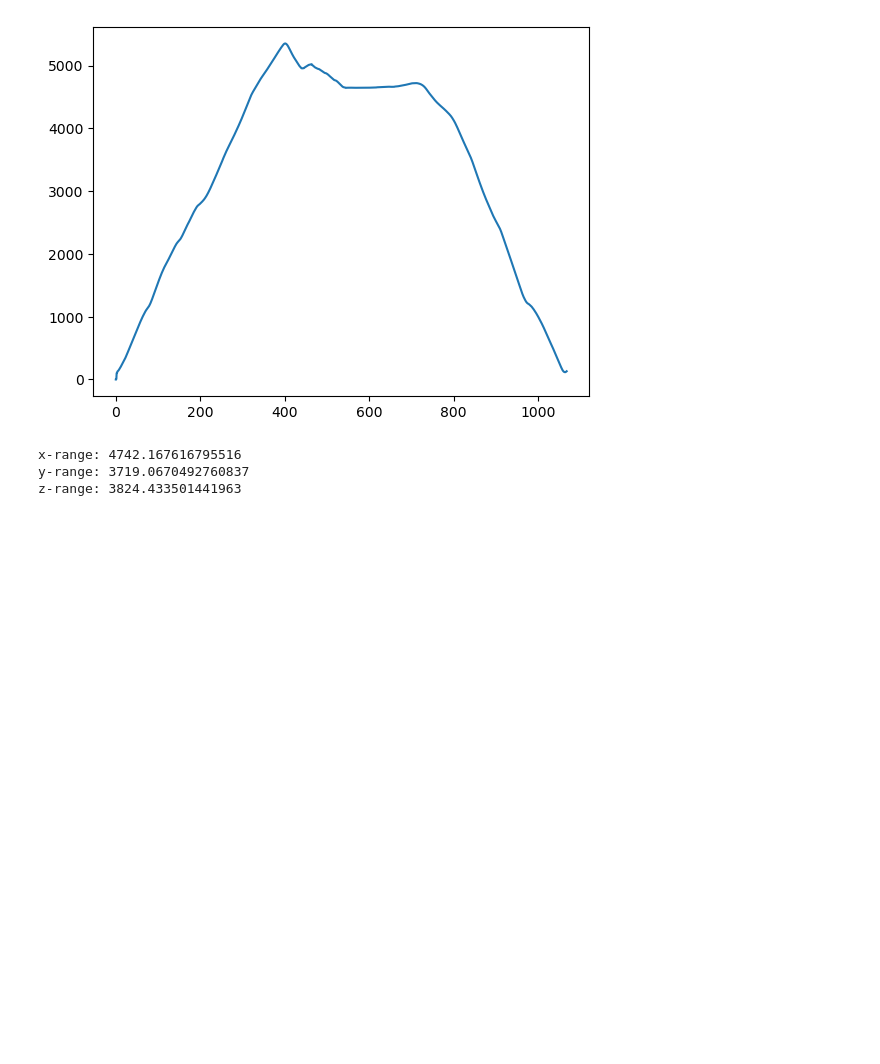
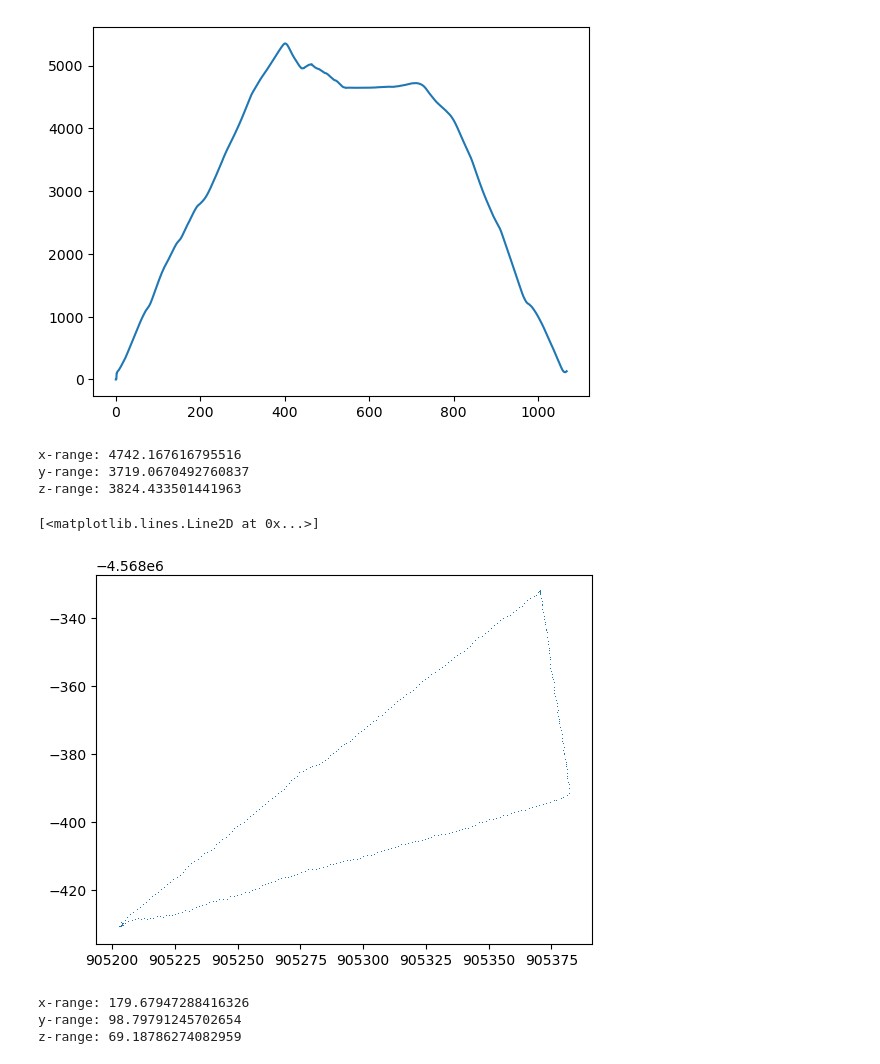
Before and after one commit to ubsuny/CP1-24-midterm, a Jupyter notebook: iglesias-cardinale/code/data_plotter.ipynb, the cells around one changed output. Cells and saved outputs as stored; diff of their text form; code cells hidden in the pictures; blank space fills up the shorter version.

Commit message:
Added elevator data

```diff
--- a/iglesias-cardinale/code/data_plotter.ipynb
+++ b/iglesias-cardinale/code/data_plotter.ipynb
@@ -44,3 +49,33 @@ print(f'z-range: {np.max(z) - np.min(z)}')
 x-range: 4742.167616795516
 y-range: 3719.0670492760837
 z-range: 3824.433501441963
+# %%
+t, lat, lon, alt, alt84, speed, direction, distance, sigma_horz_meters, sigma_alt_meters, satellites = np.loadtxt(
+    '/workspaces/CP1-24-midterm/iglesias-cardinale/data/ic002_gps_right_triangle_run001.csv' ,
+    skiprows=1,
+    delimiter = ',',
+    unpack=True)
+
+#Convert latitude and longitude from degrees to radians
+
+lat_rad = lat*np.pi/180
+lon_rad = lon*np.pi/180
+
+#Calculate the x, y and z positions
+
+x,y,z = ds.gps_wgs84(lat_rad, lon_rad, alt84)
+
+#Plot the data
+
+plt.plot(x,y, ',')
+# %% [output]
+[<matplotlib.lines.Line2D at 0x...>]
+[figure, added]
+# %%
+print(f'x-range: {np.max(x) - np.min(x)}')
+print(f'y-range: {np.max(y) - np.min(y)}')
+print(f'z-range: {np.max(z) - np.min(z)}')
+# %% [output]
+x-range: 179.67947288416326
+y-range: 98.79791245702654
+z-range: 69.18786274082959
```
Also changed, not shown: parts of 2 cells of this notebook, 3 other files.
